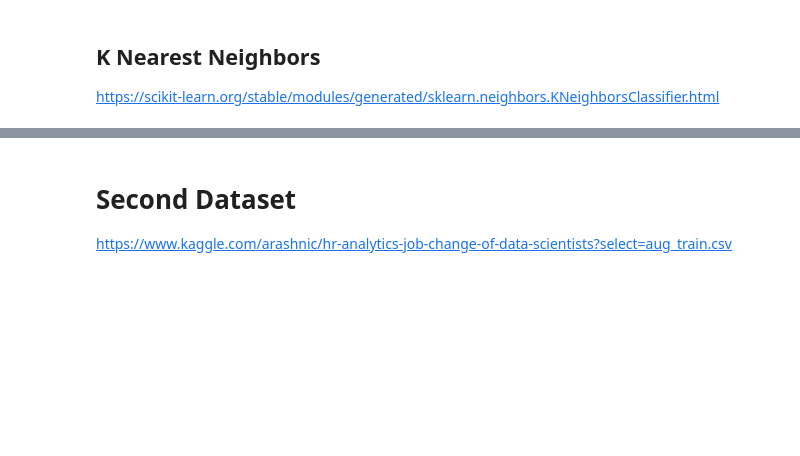
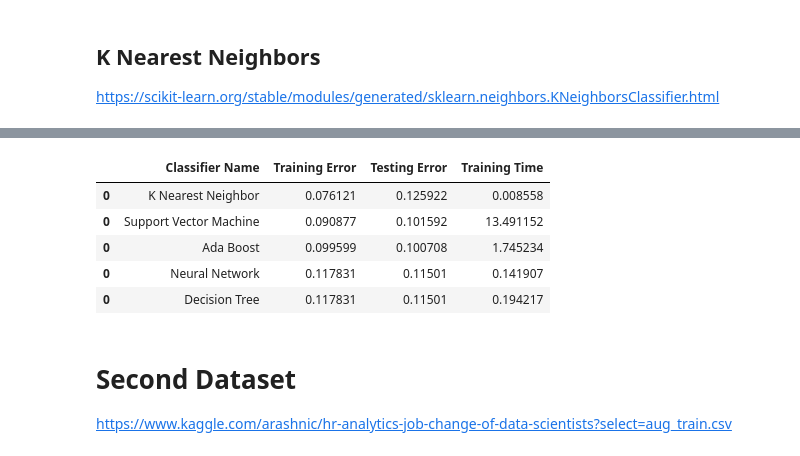
Before and after one commit to nichoward/Supervised-Learning-CS-7641, a Jupyter notebook: Supervised Learning.ipynb, the cells around one changed output, grey strips where cells are left out. Saved outputs shown, nothing was run; the diff lists cells and outputs as text; code cells hidden in the pictures; blank space fills up the shorter version.

```diff
--- a/Supervised Learning.ipynb
+++ b/Supervised Learning.ipynb
@@ -116,7 +160,13 @@ accuracy_score(test[target], nn.predict(test[cols]))
 ## Boosting
 https://scikit-learn.org/stable/modules/generated/sklearn.ensemble.AdaBoostClassifier.html#:~:text=An%20AdaBoost%20%5B1%5D%20classifier%20is,focus%20more%20on%20difficult%20cases.
 # %%
+start_time = time.time()
+
 ada = AdaBoostClassifier(n_estimators=100, random_state=0)
 ada.fit(train[cols], train[target])
+ada_runtime = time.time() - start_time
 
-accuracy_score(test[target], ada.predict(test[cols]))
+ada_training_error = 1 - accuracy_score(train[target], ada.predict(train[cols]))
+ada_error = 1 - accuracy_score(test[target], ada.predict(test[cols]))
+
+ada_row = pd.DataFrame(['Ada Boost', ada_training_error, ada_error, ada_runtime] ).T
@@ -128,7 +176,13 @@ https://scikit-learn.org/stable/modules/generated/sklearn.svm.SVC.html
 
 https://scikit-learn.org/stable/auto_examples/classification/plot_digits_classification.html#sphx-glr-auto-examples-classification-plot-digits-classification-py
 # %%
+start_time = time.time()
+
 clf = make_pipeline(StandardScaler(), SVC(gamma='auto'))
 clf.fit(train[cols], train[target])
+clf_runtime = time.time() - start_time
 
-accuracy_score(test[target], clf.predict(test[cols]))
+clf_training_error = 1 - accuracy_score(train[target], clf.predict(train[cols]))
+clf_error = 1 - accuracy_score(test[target], clf.predict(test[cols]))
+
+clf_row = pd.DataFrame(['Support Vector Machine', clf_training_error, clf_error, clf_runtime] ).T
@@ -136,7 +195,13 @@ accuracy_score(test[target], clf.predict(test[cols]))
 ## K Nearest Neighbors
 https://scikit-learn.org/stable/modules/generated/sklearn.neighbors.KNeighborsClassifier.html
 # %%
+start_time = time.time()
+
 neigh = KNeighborsClassifier(n_neighbors=3)
 neigh.fit(train[cols], train[target])
+neigh_runtime = time.time() - start_time
 
-accuracy_score(test[target], neigh.predict(test[cols]))
+neigh_training_error = 1 - accuracy_score(train[target], neigh.predict(train[cols]))
+neigh_error = 1 - accuracy_score(test[target], neigh.predict(test[cols]))
+
+neigh_row = pd.DataFrame(['K Nearest Neighbor', neigh_training_error, neigh_error, neigh_runtime]).T
@@ -143,3 +220,15 @@ accuracy_score(test[target], neigh.predict(test[cols]))
+# %%
+final_df = neigh_row.append(clf_row).append(ada_row).append(nn_row).append(final_tree_row)
+final_df.columns = ['Classifier Name', 'Training Error', 'Testing Error', 'Training Time']
+# %%
+final_df
+# %% [output]
+|  | Classifier Name | Training Error | Testing Error | Training Time |
+| 0 | K Nearest Neighbor | 0.076121 | 0.125922 | 0.008558 |
+| 0 | Support Vector Machine | 0.090877 | 0.101592 | 13.491152 |
+| 0 | Ada Boost | 0.099599 | 0.100708 | 1.745234 |
+| 0 | Neural Network | 0.117831 | 0.11501 | 0.141907 |
+| 0 | Decision Tree | 0.117831 | 0.11501 | 0.194217 |
 # %% [markdown]
 # Second Dataset
 
```
Also changed, not shown: parts of 26 cells of this notebook, 1 other file.
